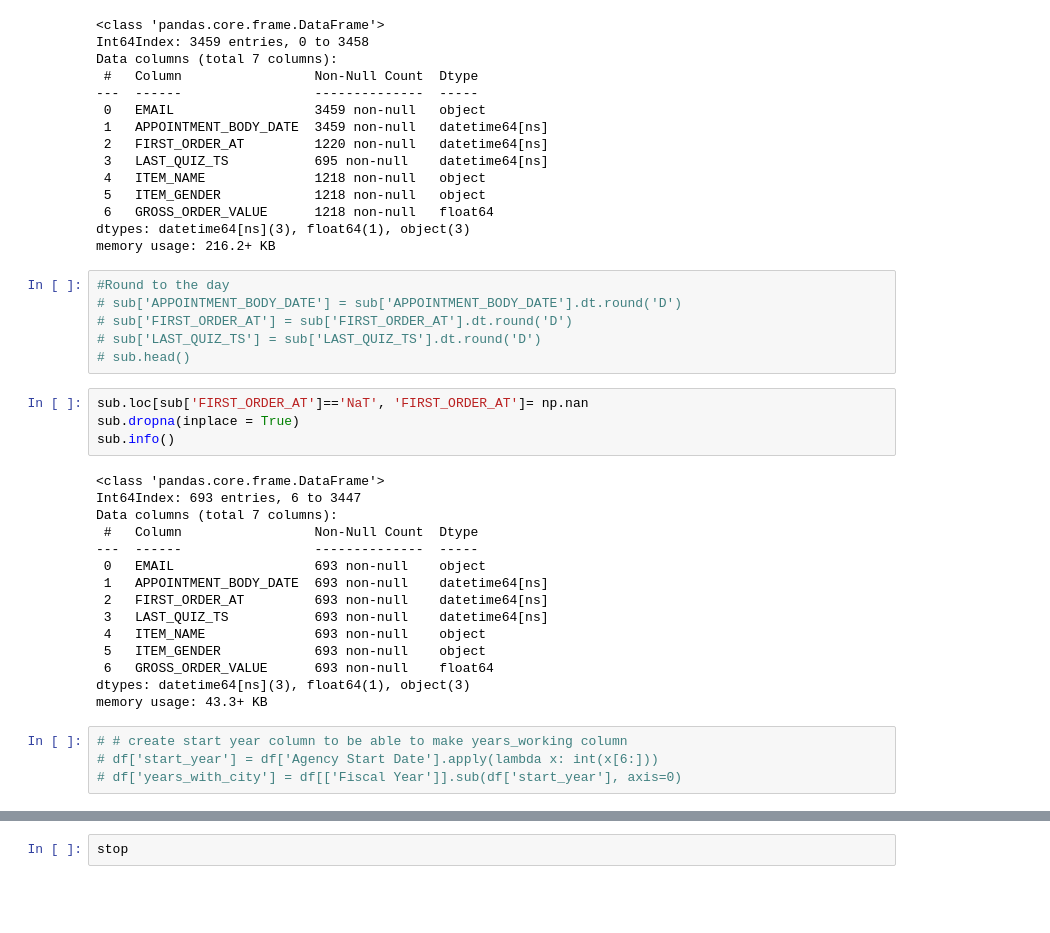
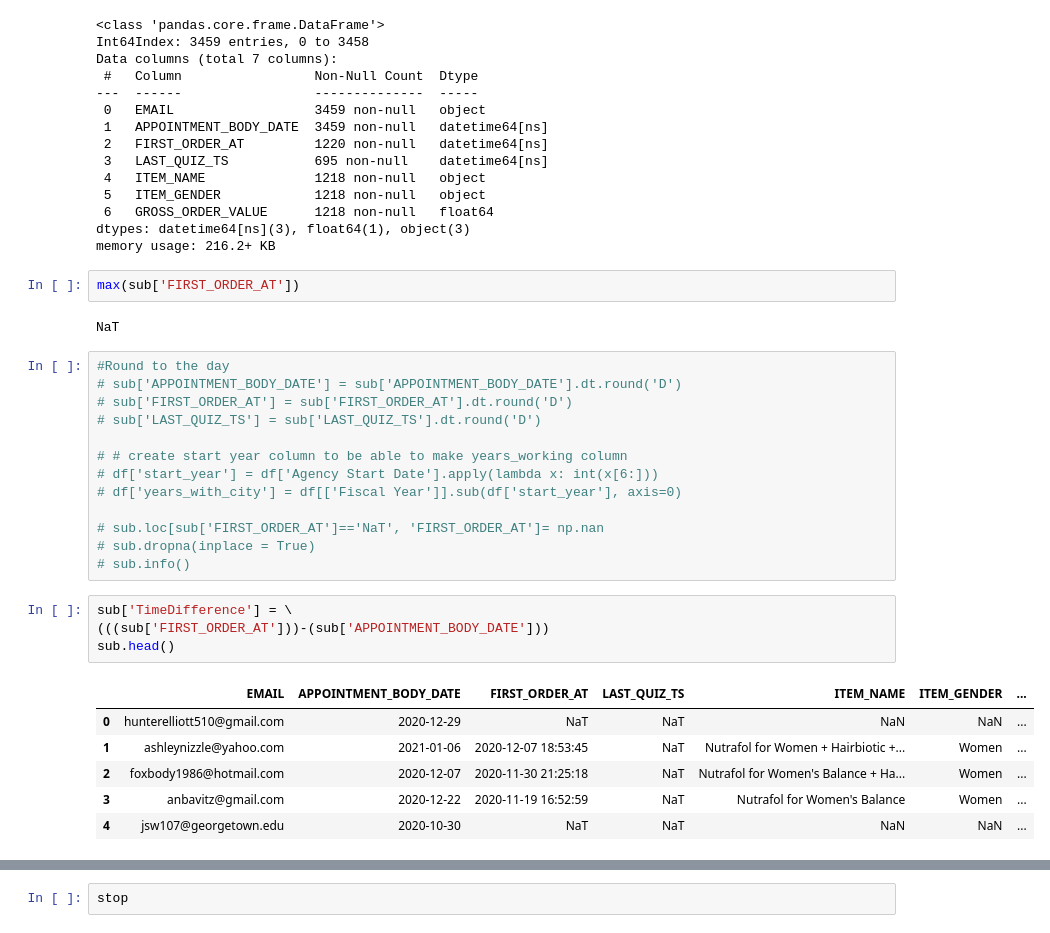
Before and after one commit to meaganlazer/Parking_Tickets_Timeseries, a Jupyter notebook: OrderData.ipynb, the cells around one changed output, grey strips where cells are left out. Cells and saved outputs as stored; diff of their text form; blank space fills up the shorter version.

```diff
--- a/OrderData.ipynb
+++ b/OrderData.ipynb
@@ -285,32 +306,31 @@ Data columns (total 7 columns):
  6   GROSS_ORDER_VALUE      1218 non-null   float64
 dtypes: datetime64[ns](3), float64(1), object(3)
 memory usage: 216.2+ KB
+# %%
+max(sub['FIRST_ORDER_AT'])
+# %% [output]
+NaT
 # %%
 #Round to the day
 # sub['APPOINTMENT_BODY_DATE'] = sub['APPOINTMENT_BODY_DATE'].dt.round('D')
 # sub['FIRST_ORDER_AT'] = sub['FIRST_ORDER_AT'].dt.round('D')
 # sub['LAST_QUIZ_TS'] = sub['LAST_QUIZ_TS'].dt.round('D')
-# sub.head()
+
+# # create start year column to be able to make years_working column
+# df['start_year'] = df['Agency Start Date'].apply(lambda x: int(x[6:]))
+# df['years_with_city'] = df[['Fiscal Year']].sub(df['start_year'], axis=0)
+
+# sub.loc[sub['FIRST_ORDER_AT']=='NaT', 'FIRST_ORDER_AT']= np.nan
+# sub.dropna(inplace = True)
+# sub.info()
 # %%
-sub.loc[sub['FIRST_ORDER_AT']=='NaT', 'FIRST_ORDER_AT']= np.nan
-sub.dropna(inplace = True)
-sub.info()
+sub['TimeDifference'] = \
+(((sub['FIRST_ORDER_AT']))-(sub['APPOINTMENT_BODY_DATE']))
+sub.head()
 # %% [output]
-<class 'pandas.core.frame.DataFrame'>
-Int64Index: 693 entries, 6 to 3447
-Data columns (total 7 columns):
- #   Column                 Non-Null Count  Dtype
----  ------                 --------------  -----
- 0   EMAIL                  693 non-null    object
- 1   APPOINTMENT_BODY_DATE  693 non-null    datetime64[ns]
- 2   FIRST_ORDER_AT         693 non-null    datetime64[ns]
- 3   LAST_QUIZ_TS           693 non-null    datetime64[ns]
- 4   ITEM_NAME              693 non-null    object
- 5   ITEM_GENDER            693 non-null    object
- 6   GROSS_ORDER_VALUE      693 non-null    float64
-dtypes: datetime64[ns](3), float64(1), object(3)
-memory usage: 43.3+ KB
+|  | EMAIL | APPOINTMENT_BODY_DATE | FIRST_ORDER_AT | LAST_QUIZ_TS | ITEM_NAME | ITEM_GENDER | ... |
+| 0 | hunterelliott510@gmail.com | 2020-12-29 | NaT | NaT | NaN | NaN | ... |
+| 1 | ashleynizzle@yahoo.com | 2021-01-06 | 2020-12-07 18:53:45 | NaT | Nutrafol for Women + Hairbiotic +... | Women | ... |
+| 2 | foxbody1986@hotmail.com | 2020-12-07 | 2020-11-30 21:25:18 | NaT | Nutrafol for Women's Balance + Ha... | Women | ... |
+| 3 | anbavitz@gmail.com | 2020-12-22 | 2020-11-19 16:52:59 | NaT | Nutrafol for Women's Balance | Women | ... |
+| 4 | jsw107@georgetown.edu | 2020-10-30 | NaT | NaT | NaN | NaN | ... |
-# %%
-# # create start year column to be able to make years_working column
-# df['start_year'] = df['Agency Start Date'].apply(lambda x: int(x[6:]))
-# df['years_with_city'] = df[['Fiscal Year']].sub(df['start_year'], axis=0)
```
Also changed, not shown: parts of 15 cells of this notebook.
